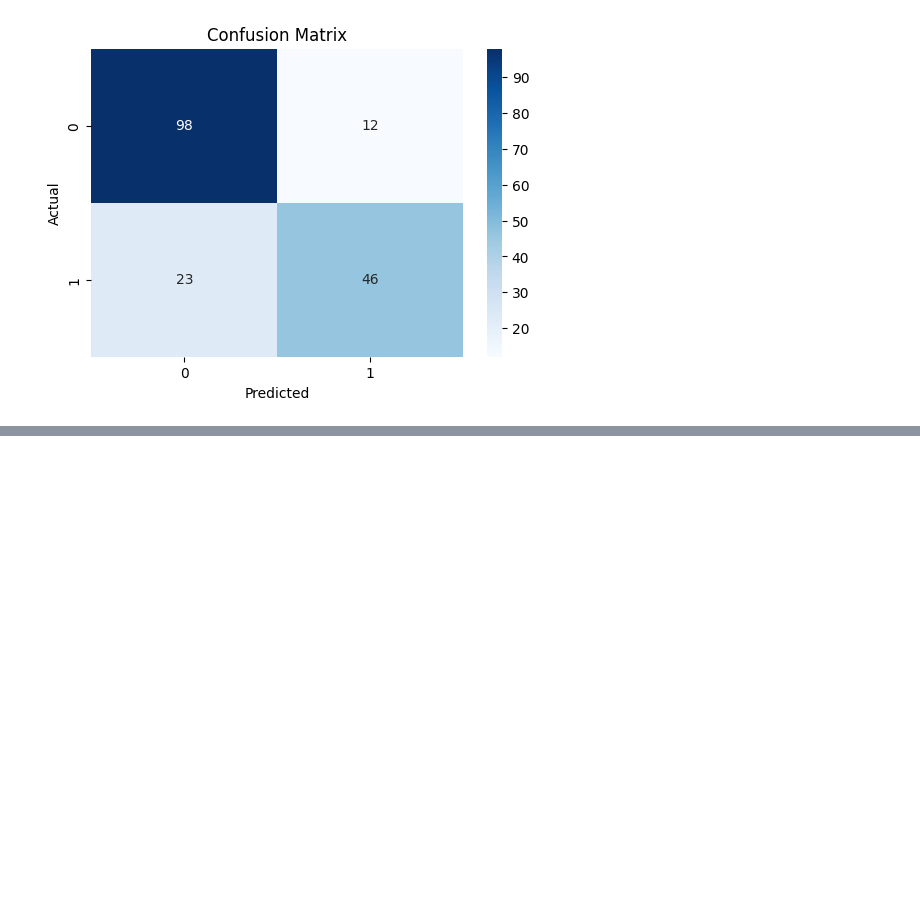
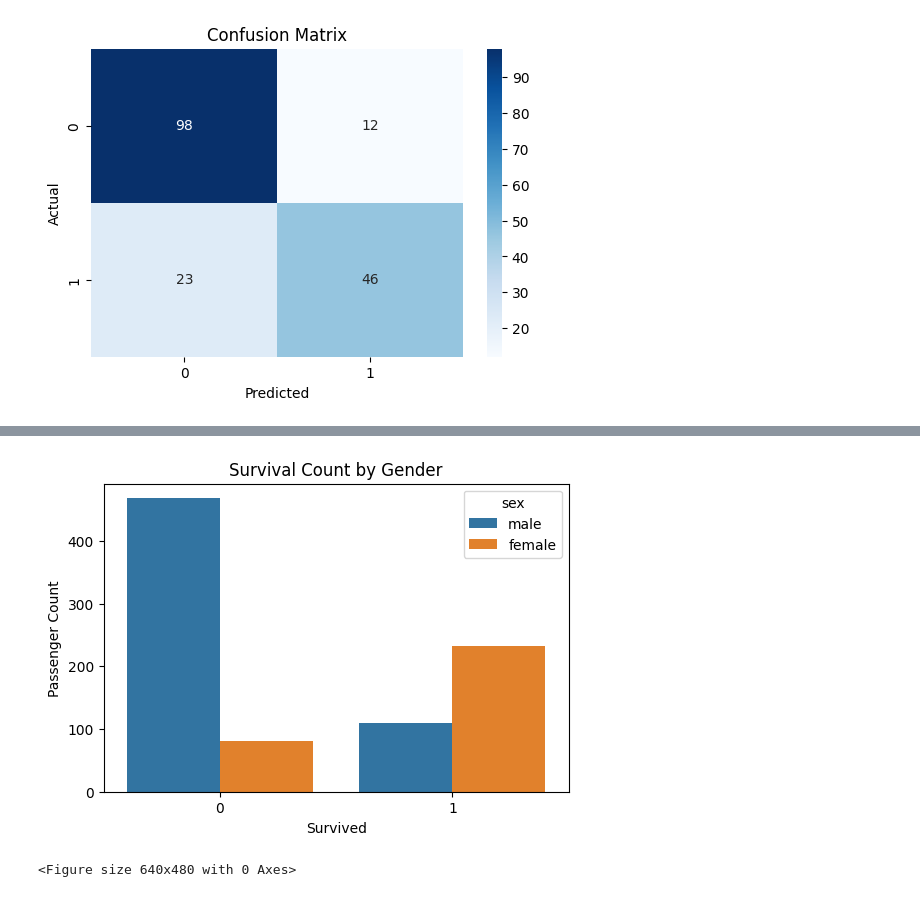
Before and after one commit to melekkuru/titanic-ml-pipeline, a Jupyter notebook: notebook/titanic_pipeline.ipynb, the cells around one changed output, grey strips where cells are left out. Drawn from its saved outputs; the diff is of its cells as text; code cells hidden in the pictures; blank space fills up the shorter version.

```diff
--- a/notebook/titanic_pipeline.ipynb
+++ b/notebook/titanic_pipeline.ipynb
@@ -458,0 +485,25 @@ plt.show()
+# %%
+import os
+plt.figure(figsize=(6,4))
+
+sns.countplot(
+    data=df,
+    x="survived",
+    hue="sex"
+)
+
+plt.title("Survival Count by Gender")
+plt.xlabel("Survived")
+plt.ylabel("Passenger Count")
+
+plt.show()
+
+os.makedirs("../images", exist_ok=True)
+
+plt.savefig(
+    "../images/survival_by_gender.png",
+    bbox_inches="tight"
+)
+# %% [output]
+[figure, added]
+<Figure size 640x480 with 0 Axes>
```
Also changed, not shown: parts of 17 cells of this notebook, 6 other files.
